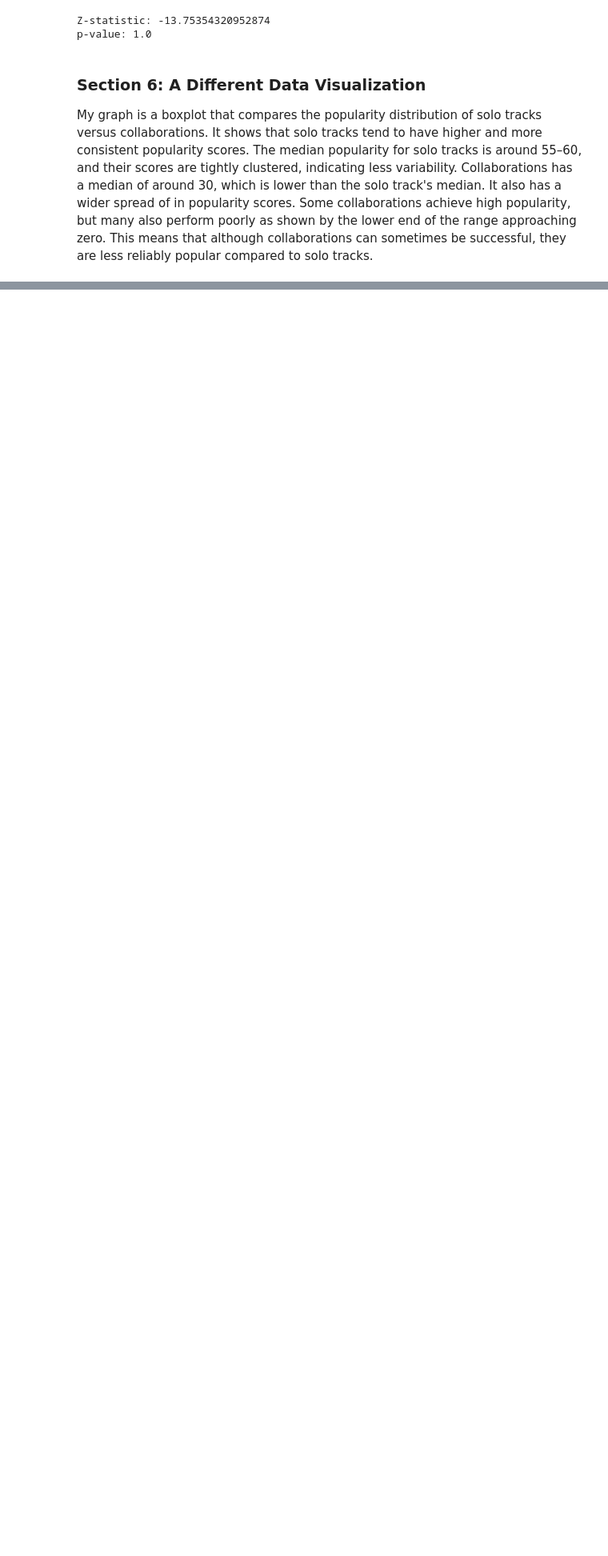
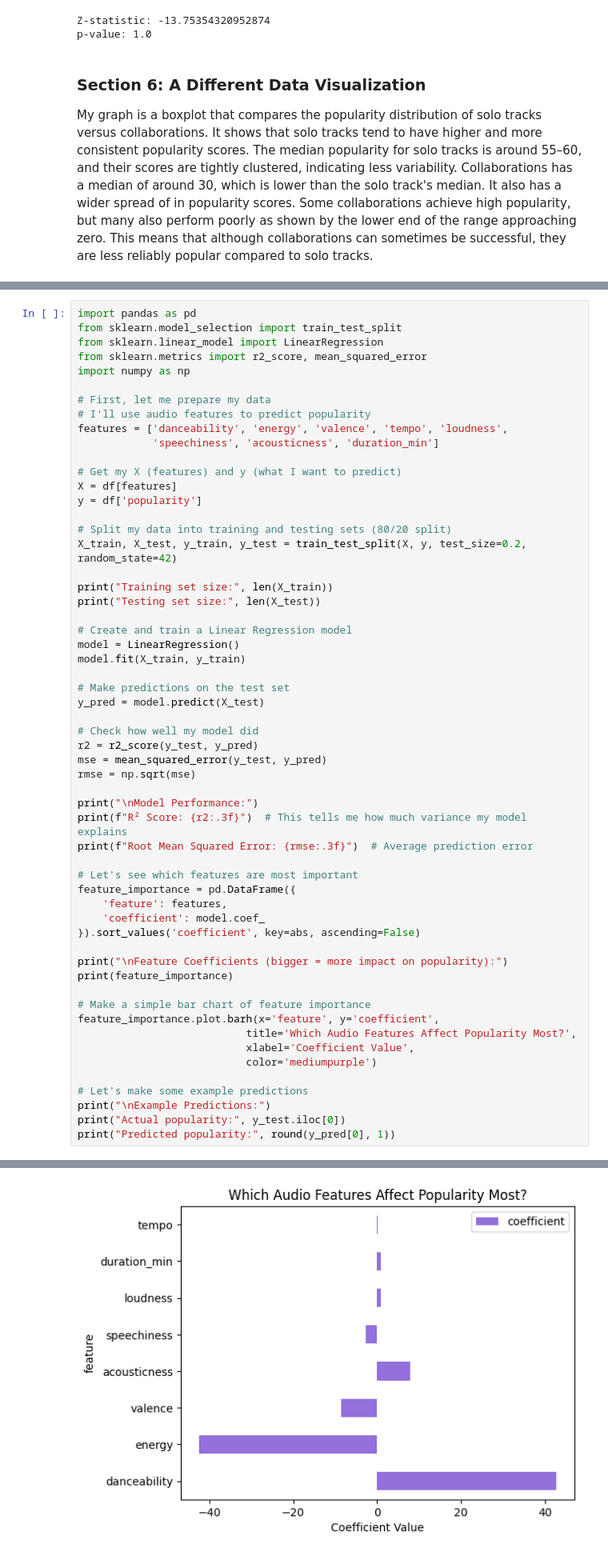
Before and after one commit to Jokere18/kendrick-analysis, a Jupyter notebook: project2 (1).ipynb, the cells around one changed output, grey strips where cells are left out. Shown at 80% size. Cells and saved outputs as stored; diff of their text form; blank space fills up the shorter version.

```diff
--- a/project2 (1).ipynb
+++ b/project2 (1).ipynb
@@ -125,0 +131,58 @@ To probe whether collaborations outperform solo releases, I ran a one‐sample z
+# %%
+import pandas as pd
+from sklearn.model_selection import train_test_split
+from sklearn.linear_model import LinearRegression
+from sklearn.metrics import r2_score, mean_squared_error
+import numpy as np
+
+# First, let me prepare my data
+# I'll use audio features to predict popularity
+features = ['danceability', 'energy', 'valence', 'tempo', 'loudness',
+            'speechiness', 'acousticness', 'duration_min']
+
+# Get my X (features) and y (what I want to predict)
+X = df[features]
+y = df['popularity']
+
+# Split my data into training and testing sets (80/20 split)
+X_train, X_test, y_train, y_test = train_test_split(X, y, test_size=0.2, random_state=42)
+
+print("Training set size:", len(X_train))
+print("Testing set size:", len(X_test))
+
+# Create and train a Linear Regression model
+model = LinearRegression()
+model.fit(X_train, y_train)
+
+# Make predictions on the test set
+y_pred = model.predict(X_test)
+
+# Check how well my model did
+r2 = r2_score(y_test, y_pred)
+mse = mean_squared_error(y_test, y_pred)
+rmse = np.sqrt(mse)
+
+print("\nModel Performance:")
+print(f"R² Score: {r2:.3f}")  # This tells me how much variance my model explains
+print(f"Root Mean Squared Error: {rmse:.3f}")  # Average prediction error
+
+# Let's see which features are most important
+feature_importance = pd.DataFrame({
+    'feature': features,
+    'coefficient': model.coef_
+}).sort_values('coefficient', key=abs, ascending=False)
+
+print("\nFeature Coefficients (bigger = more impact on popularity):")
+print(feature_importance)
+
+# Make a simple bar chart of feature importance
+feature_importance.plot.barh(x='feature', y='coefficient',
+                           title='Which Audio Features Affect Popularity Most?',
+                           xlabel='Coefficient Value',
+                           color='mediumpurple')
+
+# Let's make some example predictions
+print("\nExample Predictions:")
+print("Actual popularity:", y_test.iloc[0])
+print("Predicted popularity:", round(y_pred[0], 1))
+# %% [output]
@@ -125,0 +206 @@ To probe whether collaborations outperform solo releases, I ran a one‐sample z
+[figure, added]
```
Also changed, not shown: parts of 2 cells of this notebook, 1 other file.
